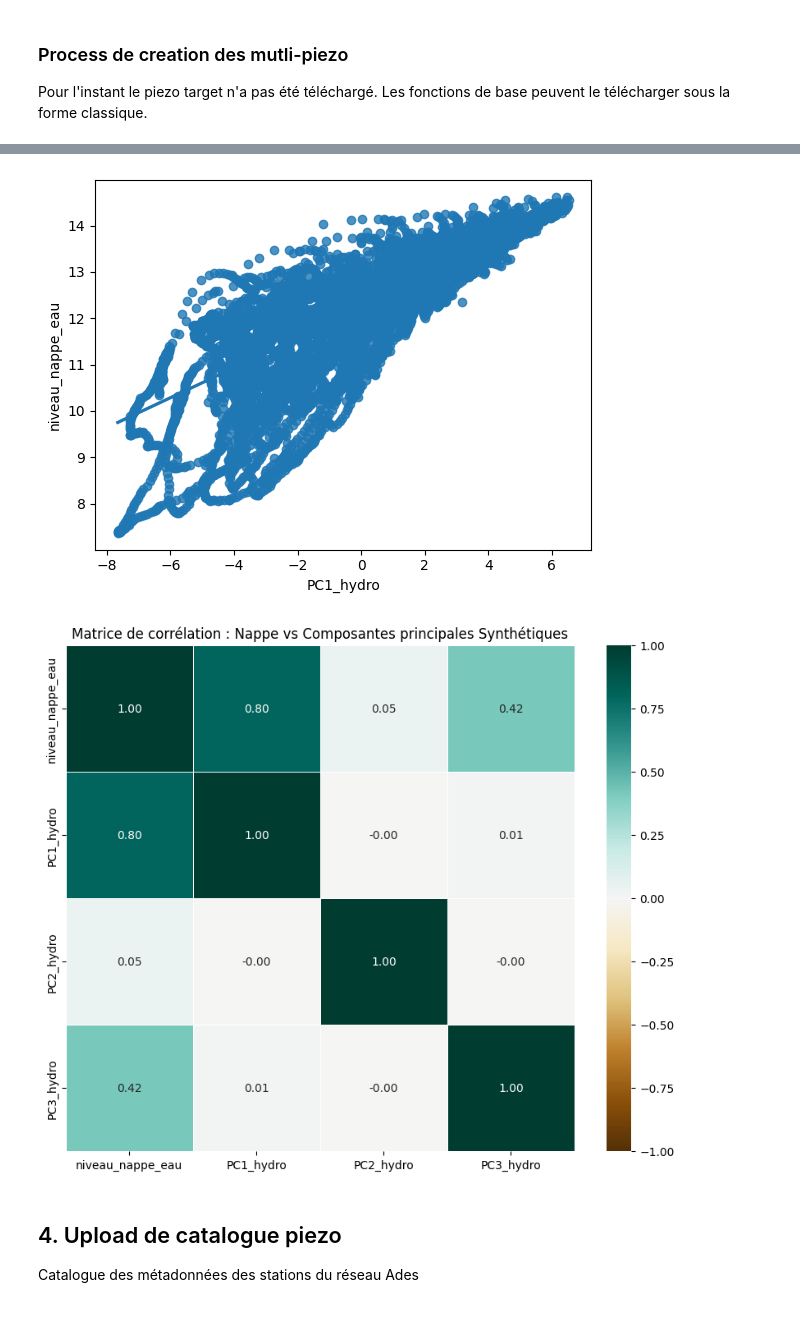
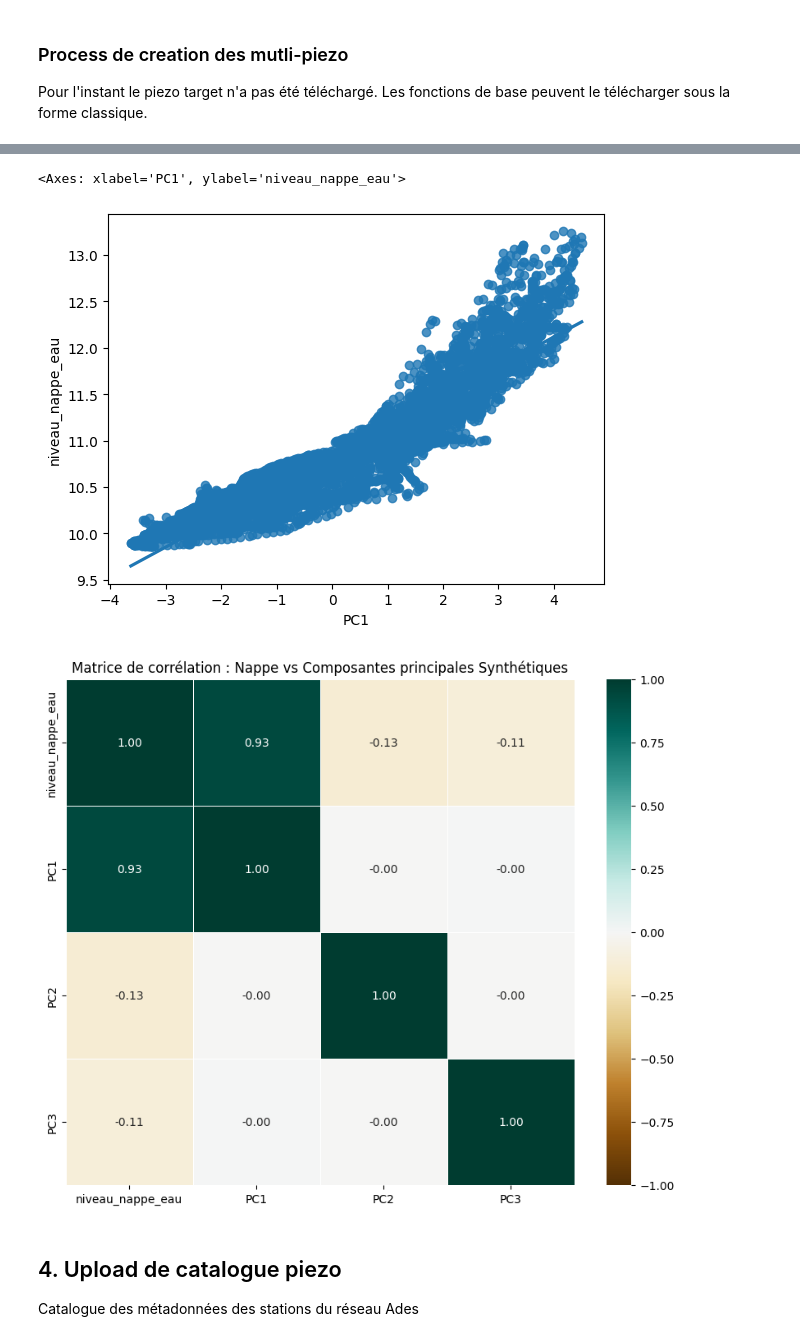
Before and after one commit to charourou/Projet_Hydrosense, a Jupyter notebook: notebooks/voisins_piezo.ipynb, the cells around one changed output, grey strips where cells are left out. Cells and saved outputs as stored; diff of their text form; code cells hidden in the pictures.

Commit message:
recherche des voisins piezos

```diff
--- a/notebooks/voisins_piezo.ipynb
+++ b/notebooks/voisins_piezo.ipynb
@@ -68,2 +72,8 @@ def a_une_couche_commune(vignette_codes, target_codes):
 # %%
-#### Filtrer le catalogue sur la même couche géologique
+from hydrosense.utils.geo import trouver_voisins_hydrogeologiques
+
+bss_id = "BSS001QHYH" # Votre target
+
+# Appel de la fonction de preprocessing
+top_10 = trouver_voisins_hydrogeologiques(df_catalogue=cat_clean, bss_target=bss_id, n_voisins=10)
+print(top_10[['bss_id', 'distance_km', 'same_eau', 'same_geo']])
@@ -106,8 +94,5 @@ Found 41 voisins partageant la même géologie.
 # %%
-# # Test avec les fonctions maisons.
+
 for bss in TARGETS_BSS[:]:
-
-    pass
-    # info = info_piezo(bss)
-    # departement = str(info['code_departement'].iloc[0])
-    # print('Departement du piezo : ',departement)
+    top_10 = trouver_voisins_hydrogeologiques(df_catalogue=cat_clean, bss_target=bss, n_voisins=10)
+    print(top_10[['bss_id', 'distance_km', 'same_eau', 'same_geo']])
@@ -145,5 +127,11 @@ DataFrame final : 1994-01-18 00:00:00 → 2026-05-30 00:00:00 | 11821 jours
 # %%
-for id in top_10_voisins['bss_id'].values:
-    df_voisin = load_piezo_bq(bss_id = id )
-    plt.plot(df_voisin['date_mesure'],df_voisin['niveau_nappe_eau'])
+for bss in TARGETS_BSS[:2]:
+    top_10 = trouver_voisins_hydrogeologiques(df_catalogue=cat_clean, bss_target=bss, n_voisins=10)
+    print(top_10[['bss_id', 'distance_km', 'same_eau', 'same_geo']])
+
+    for id in top_10['bss_id'].values:
+        df_voisin = clean_piezo(load_piezo_bq(bss_id = id ))
+        plt.plot(df_voisin['date_mesure'],df_voisin['niveau_nappe_eau'])
+
+plt.show()
 # %% [output]
@@ -237,0 +203,8 @@ BSS001QHHN : 5281 lignes chargées
+# %%
+from hydrosense.preprocess.features import extraire_PCA_piezo
+
+df_pca = extraire_PCA_piezo(
+    voisins_ids=top_10['bss_id'],
+    n_components=3,
+    toggle_plot=True
+)
@@ -246,9 +248,9 @@ df_pca.var(axis = 0), pca.explained_variance_
 # %%
-df_wide.index.diff().unique()
-
+df_clean = clean_piezo(load_piezo_bq(bss))
 df_comp = df_clean.merge(df_pca, how='left', on='date_mesure')
 
+df_comp
 
 import seaborn as sns
-sns.regplot(df_comp, x = 'PC1_hydro', y = 'niveau_nappe_eau')
+sns.regplot(data = df_comp, x = 'PC1', y = 'niveau_nappe_eau')
 # %% [output]
@@ -256,6 +259,7 @@ sns.regplot(df_comp, x = 'PC1_hydro', y = 'niveau_nappe_eau')
+<Axes: xlabel='PC1', ylabel='niveau_nappe_eau'>
-[figure, old version]
+[figure, new version]
 # %%
-cols_to_corr = ['niveau_nappe_eau', 'PC1_hydro', 'PC2_hydro','PC3_hydro']
+cols_to_corr = ['niveau_nappe_eau', 'PC1', 'PC2','PC3']
 corr_mat = df_comp[cols_to_corr].corr()
 
 plt.figure(figsize=(10, 8))
@@ -275,7 +279,7 @@ sns.heatmap(
 plt.title("Matrice de corrélation : Nappe vs Composantes principales Synthétiques")
 plt.show()
 # %% [output]
-[figure, old version]
+[figure, new version]
 # %% [markdown]
 ## 4. Upload de catalogue piezo
 
```
Also changed, not shown: parts of 17 cells of this notebook, 1 other file.
